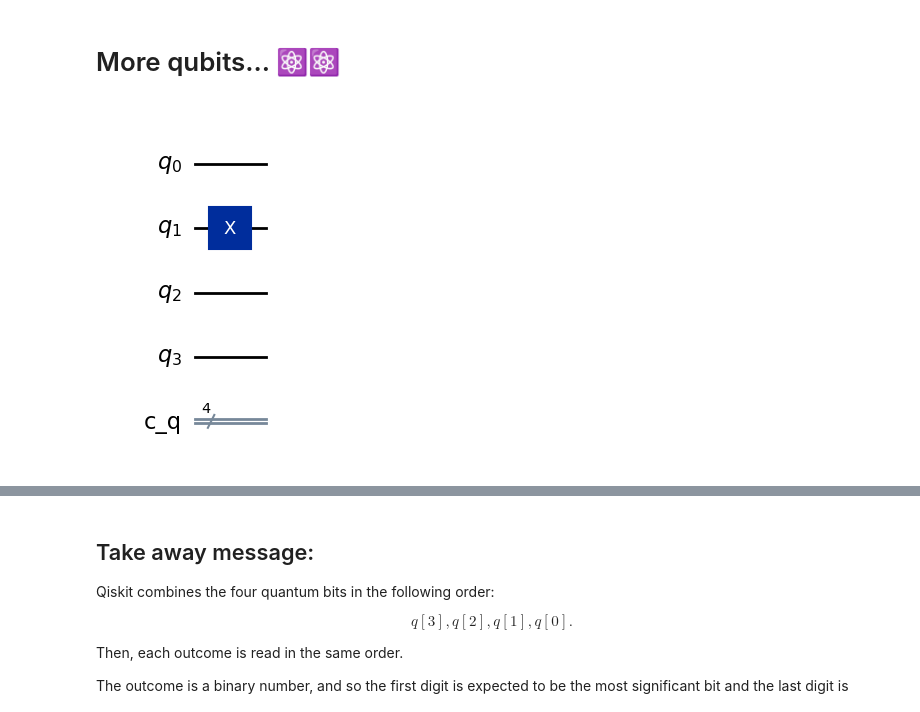
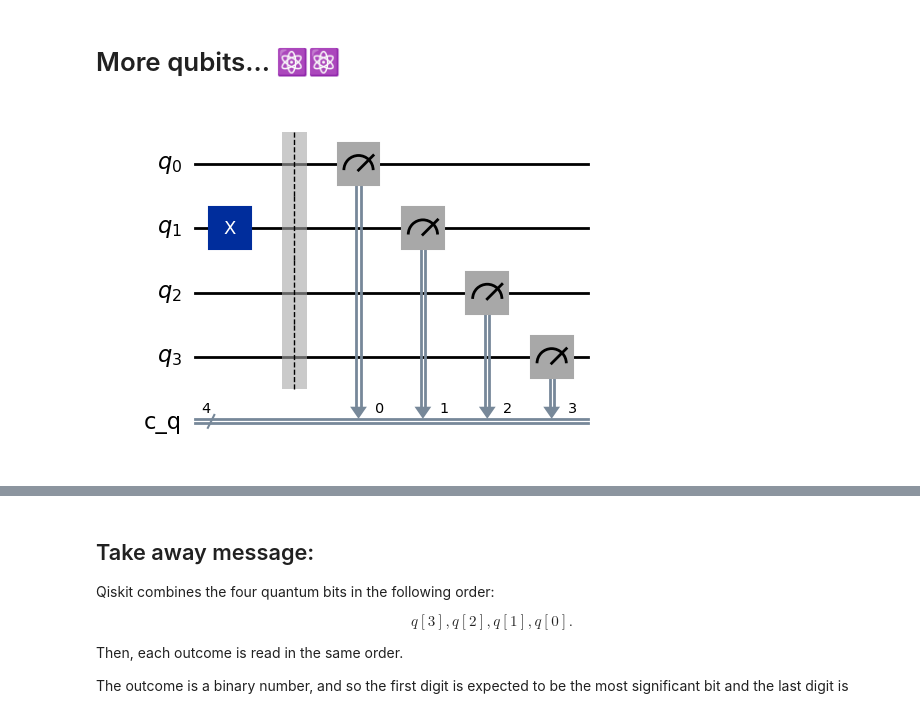
Before and after one commit to Brotherhood94/quantum_lessons, a Jupyter notebook: Introduction_to_Qiskit.ipynb, the cells around one changed output, grey strips where cells are left out. Cells and saved outputs as stored; diff of their text form; code cells hidden in the pictures.

```diff
--- a/Introduction_to_Qiskit.ipynb
+++ b/Introduction_to_Qiskit.ipynb
@@ -156,23 +196,24 @@ plot_bloch_multivector(statevector)
 # %% [markdown]
 # More qubits... ⚛️⚛️
 # %%
-from qiskit.circuit.library import XGate
-
 n_qubits = 4
 
-q = QuantumRegister(n_qubits,'q')
-c_q = ClassicalRegister(n_qubits,'c_q')
+q = QuantumRegister(4, 'q')
+c_q = ClassicalRegister(4, 'c_q')
 
-quantum_circuit = QuantumCircuit(q, c_q)
+qc = QuantumCircuit(q, c_q)
 
-#--------------------------------------------
+qc.x(1)
+qc.barrier()
 
-#NOTE: The XGate is a 1-qubit gate (a 2x2 unitary matrix)
-quantum_circuit.append(XGate(), [q[1]]) # <--- list of qubits
+qc.measure(q, c_q)
 
-#--------------------------------------------
+qc1 = QuantumCircuit(4)
+qc1.x(1)
+qc1.measure_all()
 
-quantum_circuit.draw('mpl')
+
+qc.draw('mpl')
 # %% [output]
-[figure, old version]
+[figure, new version]
 # %%
```
Also changed, not shown: parts of 66 cells of this notebook.
